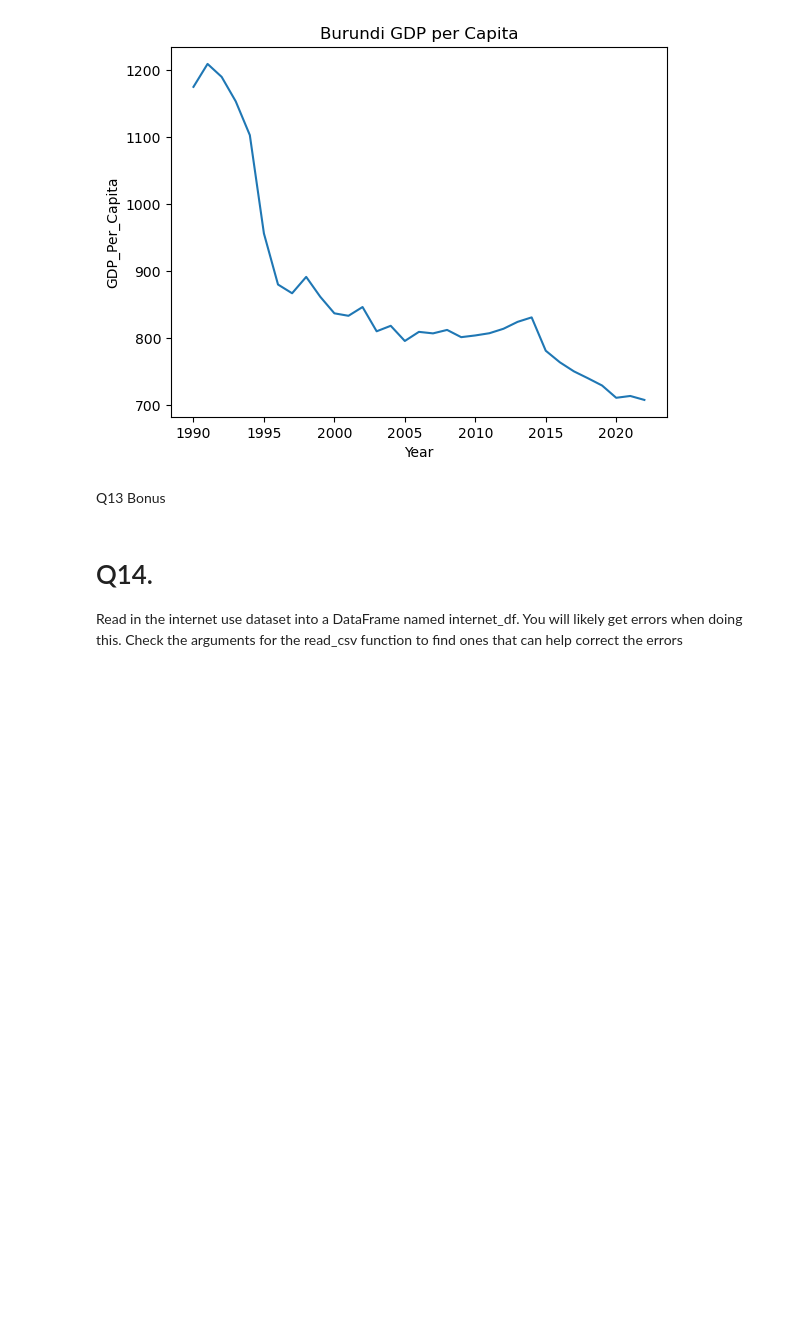
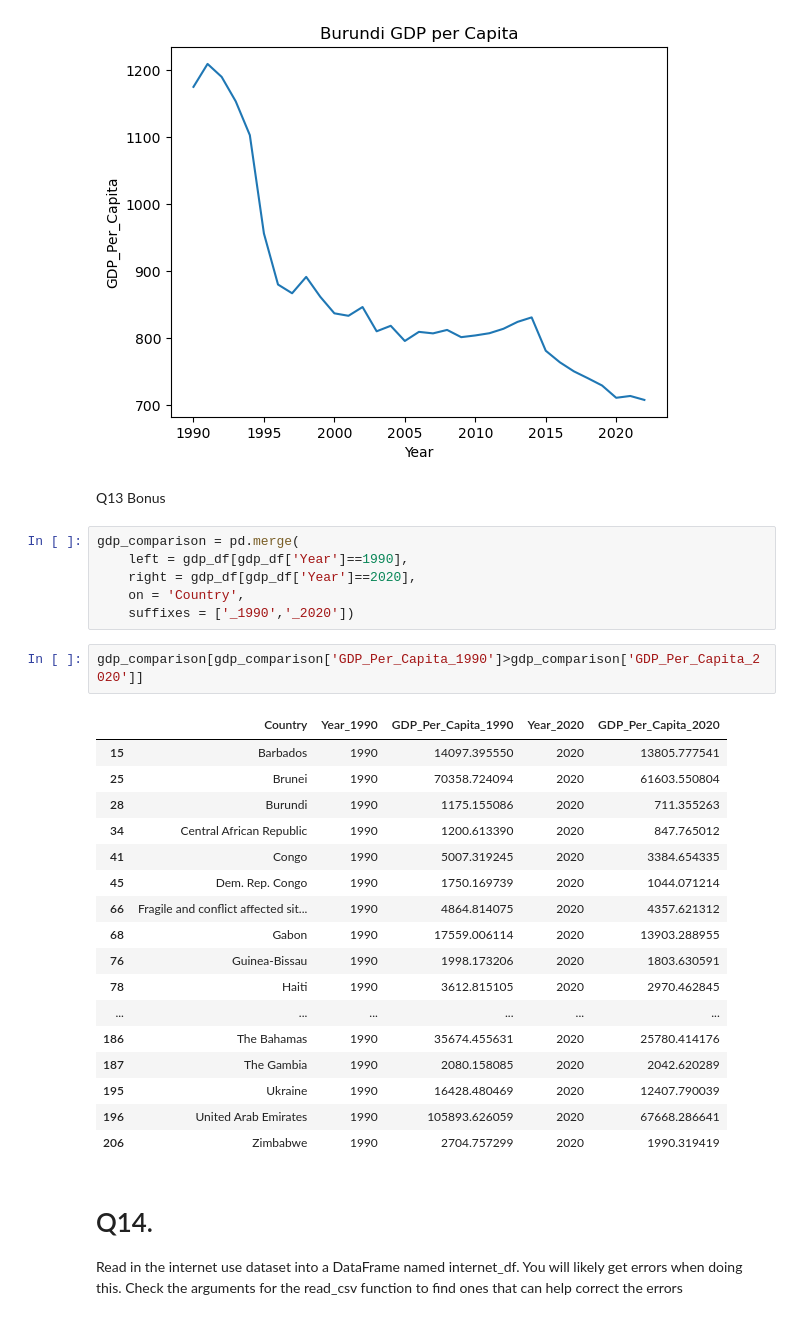
Before and after one commit to NSS-Data-Analytics-Cohort-11/undata-zdemeke, a Jupyter notebook: notebook/UN_Data_project.ipynb, the cells around one changed output. Drawn from its saved outputs; the diff is of its cells as text; blank space fills up the shorter version.

```diff
--- a/notebook/UN_Data_project.ipynb
+++ b/notebook/UN_Data_project.ipynb
@@ -424,6 +451,32 @@ Text(0.5, 1.0, 'Burundi GDP per Capita')
 [figure]
 # %% [markdown]
 Q13 Bonus
+# %%
+gdp_comparison = pd.merge(
+    left = gdp_df[gdp_df['Year']==1990],
+    right = gdp_df[gdp_df['Year']==2020],
+    on = 'Country',
+    suffixes = ['_1990','_2020'])
+# %%
+gdp_comparison[gdp_comparison['GDP_Per_Capita_1990']>gdp_comparison['GDP_Per_Capita_2020']]
+# %% [output]
+|  | Country | Year_1990 | GDP_Per_Capita_1990 | Year_2020 | GDP_Per_Capita_2020 |
+| 15 | Barbados | 1990 | 14097.395550 | 2020 | 13805.777541 |
+| 25 | Brunei | 1990 | 70358.724094 | 2020 | 61603.550804 |
+| 28 | Burundi | 1990 | 1175.155086 | 2020 | 711.355263 |
+| 34 | Central African Republic | 1990 | 1200.613390 | 2020 | 847.765012 |
+| 41 | Congo | 1990 | 5007.319245 | 2020 | 3384.654335 |
+| 45 | Dem. Rep. Congo | 1990 | 1750.169739 | 2020 | 1044.071214 |
+| 66 | Fragile and conflict affected sit... | 1990 | 4864.814075 | 2020 | 4357.621312 |
+| 68 | Gabon | 1990 | 17559.006114 | 2020 | 13903.288955 |
+| 76 | Guinea-Bissau | 1990 | 1998.173206 | 2020 | 1803.630591 |
+| 78 | Haiti | 1990 | 3612.815105 | 2020 | 2970.462845 |
+| ... | ... | ... | ... | ... | ... |
+| 186 | The Bahamas | 1990 | 35674.455631 | 2020 | 25780.414176 |
+| 187 | The Gambia | 1990 | 2080.158085 | 2020 | 2042.620289 |
+| 195 | Ukraine | 1990 | 16428.480469 | 2020 | 12407.790039 |
+| 196 | United Arab Emirates | 1990 | 105893.626059 | 2020 | 67668.286641 |
+| 206 | Zimbabwe | 1990 | 2704.757299 | 2020 | 1990.319419 |
 # %% [markdown]
 # Q14.
 Read in the internet use dataset into a DataFrame named internet_df. You will likely get errors when doing this. Check the arguments for the read_csv function to find ones that can help correct the errors
```
Also changed, not shown: parts of 26 cells of this notebook.
